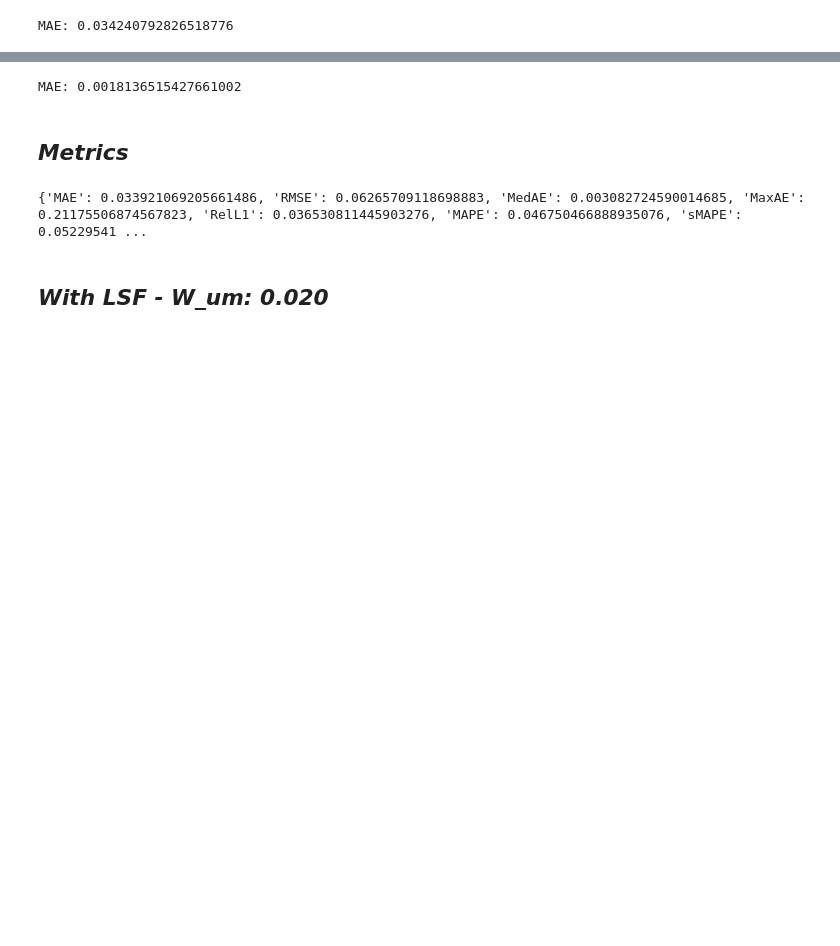
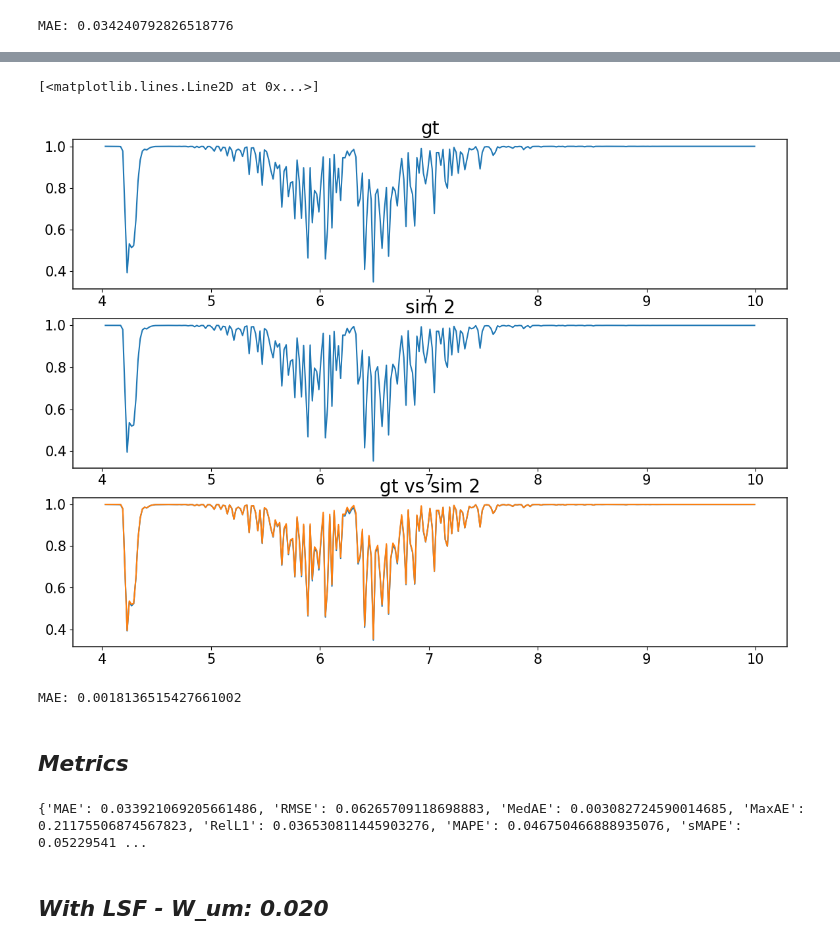
Before and after one commit to OscarMigue9/Stand-off, a Jupyter notebook: downsampling_JULIAN.ipynb, the cells around one changed output, grey strips where cells are left out. Saved outputs shown, nothing was run; the diff lists cells and outputs as text; code cells hidden in the pictures; blank space fills up the shorter version.

```diff
--- a/downsampling_JULIAN.ipynb
+++ b/downsampling_JULIAN.ipynb
@@ -828,3 +815,20 @@ MAE: 0.008075579153645082
+# %%
+gt = np.load("SIMULATED/Transmittance_ALLGASES_4-10_1m__downsampled_to_Simulated_ALLGASES_4-10_1m.npy")
+sim_2 = np.load("SIMULATED/Simulated_ALLGASES_2_4-10_1m.npy")
+plt.figure(figsize=(14, 10))
+plt.subplot(311)
+plt.title('gt')
+plt.plot(gt[0], gt[1])
+plt.subplot(312)
+plt.title('sim 2')
+plt.plot(sim_2[0], sim_2[1])
+plt.subplot(313)
+plt.title('gt vs sim 2')
+plt.plot(gt[0], gt[1])
+plt.plot(sim_2[0], sim_2[1])
+# %% [output]
+[<matplotlib.lines.Line2D at 0x...>]
+[figure, added]
 # %%
 mae = np.mean(np.abs(gt[1]-sim_2[1]))
 print("MAE:", mae)
```
Also changed, not shown: parts of 2 cells of this notebook, 2 other files.
